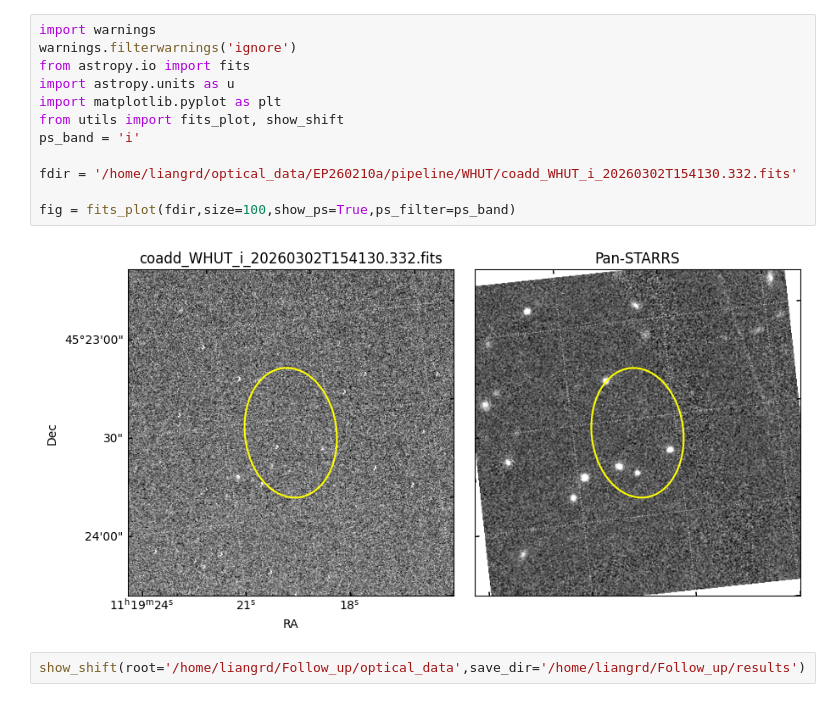
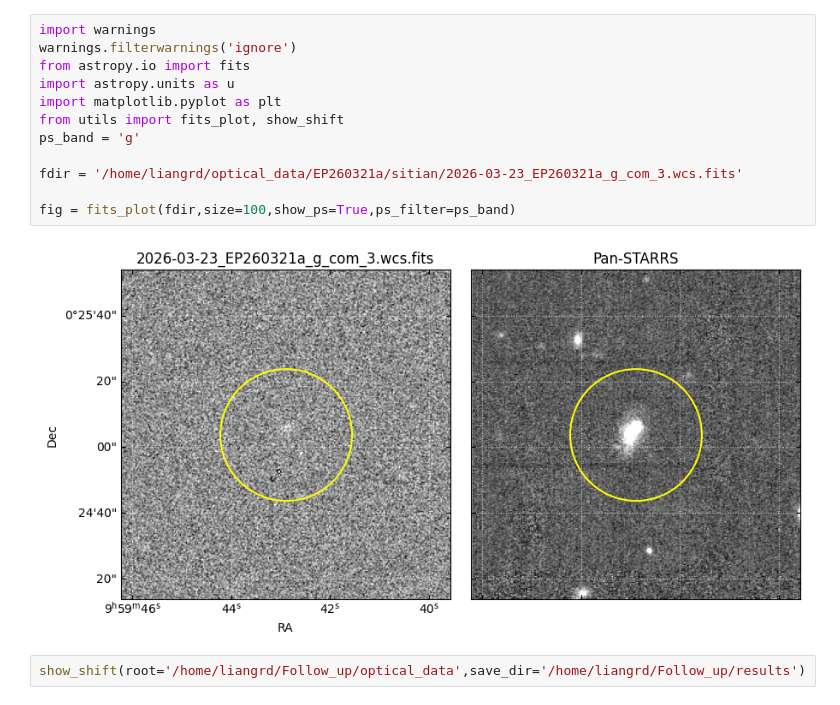
Before and after one commit to LAujust/Follow_up, a Jupyter notebook: code/Show.ipynb, the cells around one changed output. Cells and saved outputs as stored; diff of their text form.

```diff
--- a/code/Show.ipynb
+++ b/code/Show.ipynb
@@ -1,17 +1,17 @@
 # %%
 import warnings
 warnings.filterwarnings('ignore')
 from astropy.io import fits
 import astropy.units as u
 import matplotlib.pyplot as plt
 from utils import fits_plot, show_shift
-ps_band = 'i'
+ps_band = 'g'
 
-fdir = '/home/liangrd/optical_data/EP260210a/pipeline/WHUT/coadd_WHUT_i_20260302T154130.332.fits'
+fdir = '/home/liangrd/optical_data/EP260321a/sitian/2026-03-23_EP260321a_g_com_3.wcs.fits'
 
 fig = fits_plot(fdir,size=100,show_ps=True,ps_filter=ps_band)
 # %% [output]
-[figure, old version]
+[figure, new version]
 # %%
 show_shift(root='/home/liangrd/Follow_up/optical_data',save_dir='/home/liangrd/Follow_up/results')
 # %% [output]
```
Also changed, not shown: 53 other files.
